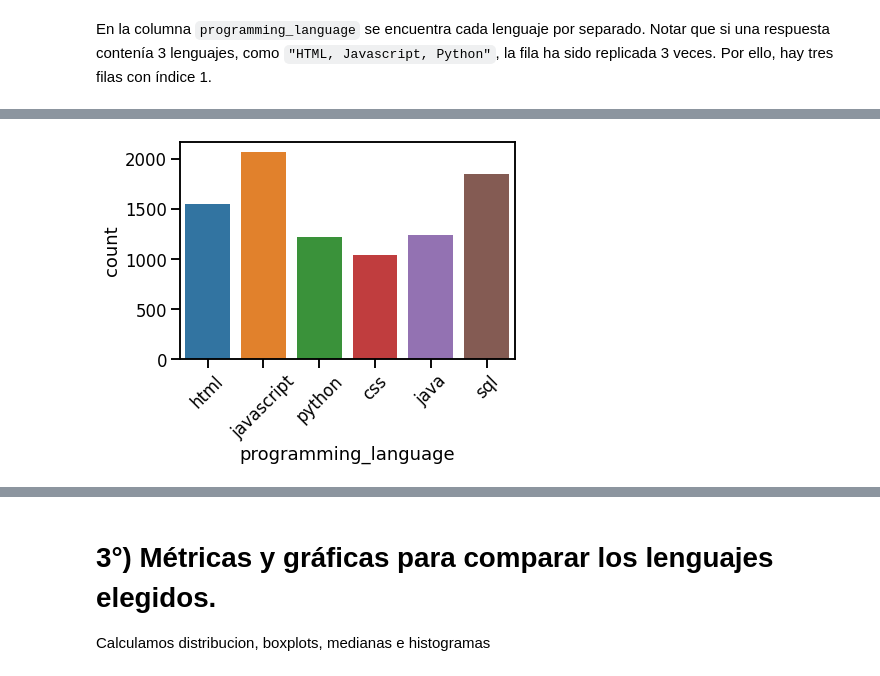
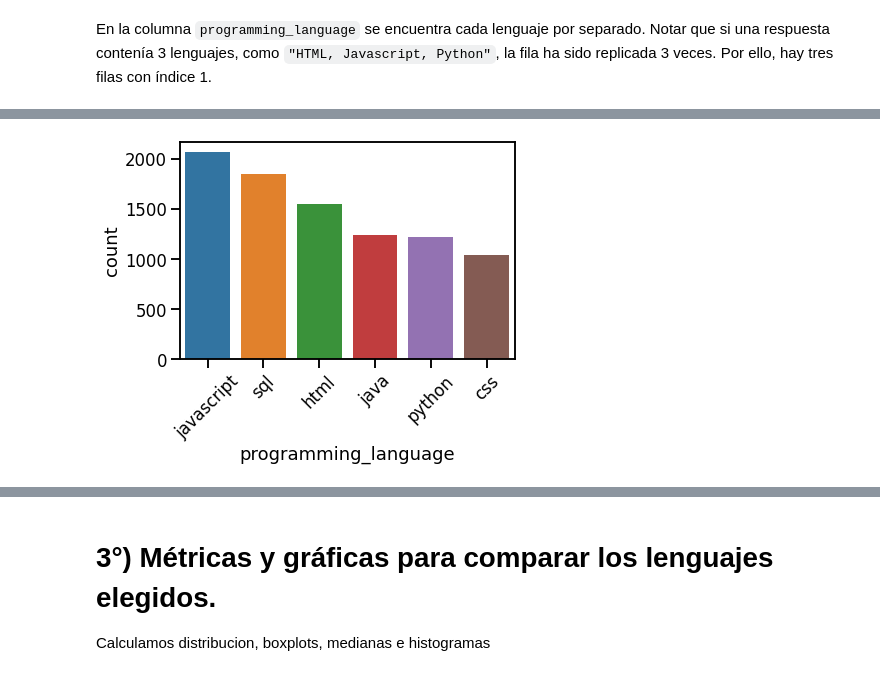
Before and after one commit to ekocian/diplodatos-g10, a Jupyter notebook: ayvd/Grupo_10_AyVD_Entregable_Parte_1.ipynb, the cells around one changed output, grey strips where cells are left out. Cells and saved outputs as stored; diff of their text form; code cells hidden in the pictures.

```diff
--- a/ayvd/Grupo_10_AyVD_Entregable_Parte_1.ipynb
+++ b/ayvd/Grupo_10_AyVD_Entregable_Parte_1.ipynb
@@ -106,20 +102,18 @@ seaborn.despine()
 # %% [output]
 [figure]
 # %%
-# construccion del dataset filtrado por salario: filtered_df
-# y lo comparamos con el original
+# construccion del dataset filtrado (excluyendo outliers) y comparacion con el original
+# a traves de histogramas de distribucion, media y mediana
 fig, axes = plt.subplots(nrows=2, figsize=(16, 12))
-#seaborn.histplot(df[salary_col], bins=np.logspace(3,7,40), ax=axes[0], color='gray')
 seaborn.histplot(df[salary_col], bins=100, ax=axes[0], color='gray')
 axes[0].axvline(df[salary_col].mean(), color='orangered',
             linestyle='--', label='Media: '+str('{:5.0f}'.format(df[salary_col].mean())))
-#axes[0].set_xscale("log")
-#axes[0].set_yscale("log")
 axes[0].axvline(df[salary_col].median(), color='indigo',
             linestyle='-.', label='Mediana: '+str('{:5.0f}'.format(df[salary_col].median())))
 
 limite_inferior=25000
-filtered_df = df[(limite_inferior< df[salary_col]) & (df[salary_col] < maxq)]
+filtered_df = df.copy()
+filtered_df = filtered_df[(limite_inferior< df[salary_col]) & (df[salary_col] < maxq)]
 seaborn.histplot(filtered_df[salary_col], bins=50, ax=axes[1], color='gray')
 axes[1].axvline(filtered_df[salary_col].mean(), color='orangered',
             linestyle='--', label='Media: '+str('{:5.0f}'.format(filtered_df[salary_col].mean())))
@@ -284,0 +218,11 @@ seaborn.despine()
+# %%
+#Rankeamos los diferentes lenguajes por frecuencia y limitamos por un minimo de usuaries
+language_count = df_lang.programming_language.value_counts()\
+    .reset_index()\
+    .rename(columns={'index': 'language', 'programming_language': 'frequency'})
+
+# Excluimos los registros de aquellos lenguajes con menos del minimo de usuaries:
+min_usuaries = 1000
+interesting_languages = language_count['language'][language_count['frequency'] > min_usuaries ]
+filtered_df_lang = df_lang[df_lang.programming_language.isin(interesting_languages)]
+filtered_df_lang[:5]
@@ -285,5 +236,5 @@ seaborn.despine()
 # %%
-seaborn.countplot(data=filtered_df_lang, x='programming_language')
+seaborn.countplot(data=filtered_df_lang, x='programming_language', order = filtered_df_lang['programming_language'].value_counts().index)
 plt.xticks(rotation=45);
 # %% [output]
-[figure, old version]
+[figure, new version]
```
Also changed, not shown: parts of 32 cells of this notebook, 1 other file.
